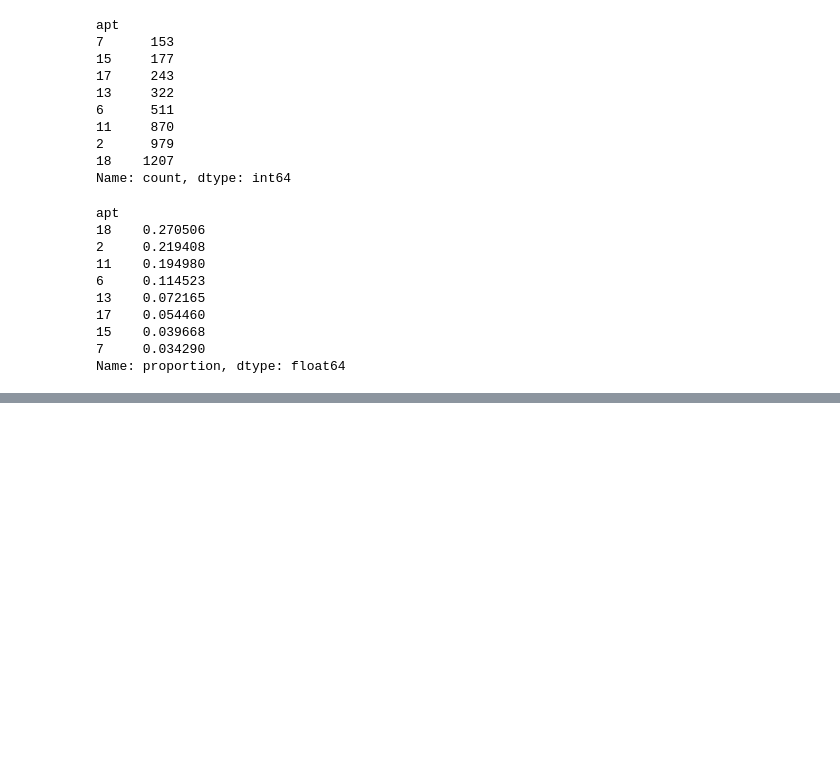
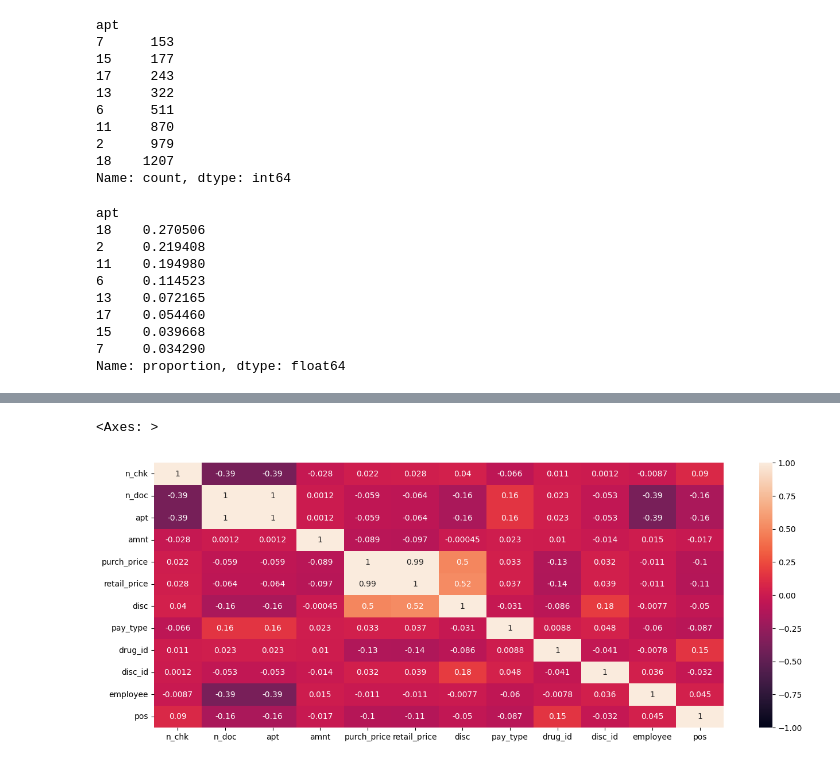
Before and after one commit to rodioniam/study_projects, a Jupyter notebook: pandas/exploratory_data_analysis.ipynb, the cells around one changed output, grey strips where cells are left out. Drawn from its saved outputs; the diff is of its cells as text; code cells hidden in the pictures; blank space fills up the shorter version.

```diff
--- a/pandas/exploratory_data_analysis.ipynb
+++ b/pandas/exploratory_data_analysis.ipynb
@@ -112,0 +124,9 @@ Name: proportion, dtype: float64
+# %%
+# pandas couldnt convert it to float, stated that this is str
+df['time'] = pd.to_datetime(df['time']).dt.strftime('%H:%M:%S')
+# %%
+# pandas couldnt convert it to float, stated that this is str. I clearly changed type
+df['name_drugs'] = df.name_drugs.astype('str')
+# %%
+# pandas couldnt convert it to float, stated that this is str. I clearly changed type, but it didnt help
+df['supplier'] = df.supplier.astype('str').replace('\"', '', regex=True).replace(' ', '_', regex=True)
@@ -112,0 +140,9 @@ Name: proportion, dtype: float64
+# %%
+# one of ways to find correlation is to build heatmap
+# i need to give correlation matrix of my dataframe
+plt.figure(figsize=(16, 6)) # this way i can customize the look of heatmap
+sns.heatmap(df.corr(numeric_only=True), vmax=1, vmin=-1, annot=True) # specified that it should use only numeric columns
+# also added vmax and vmin to clearly see positive and negative correlation
+# %% [output]
+<Axes: >
+[figure, added]
```
Also changed, not shown: parts of 3 cells of this notebook.
